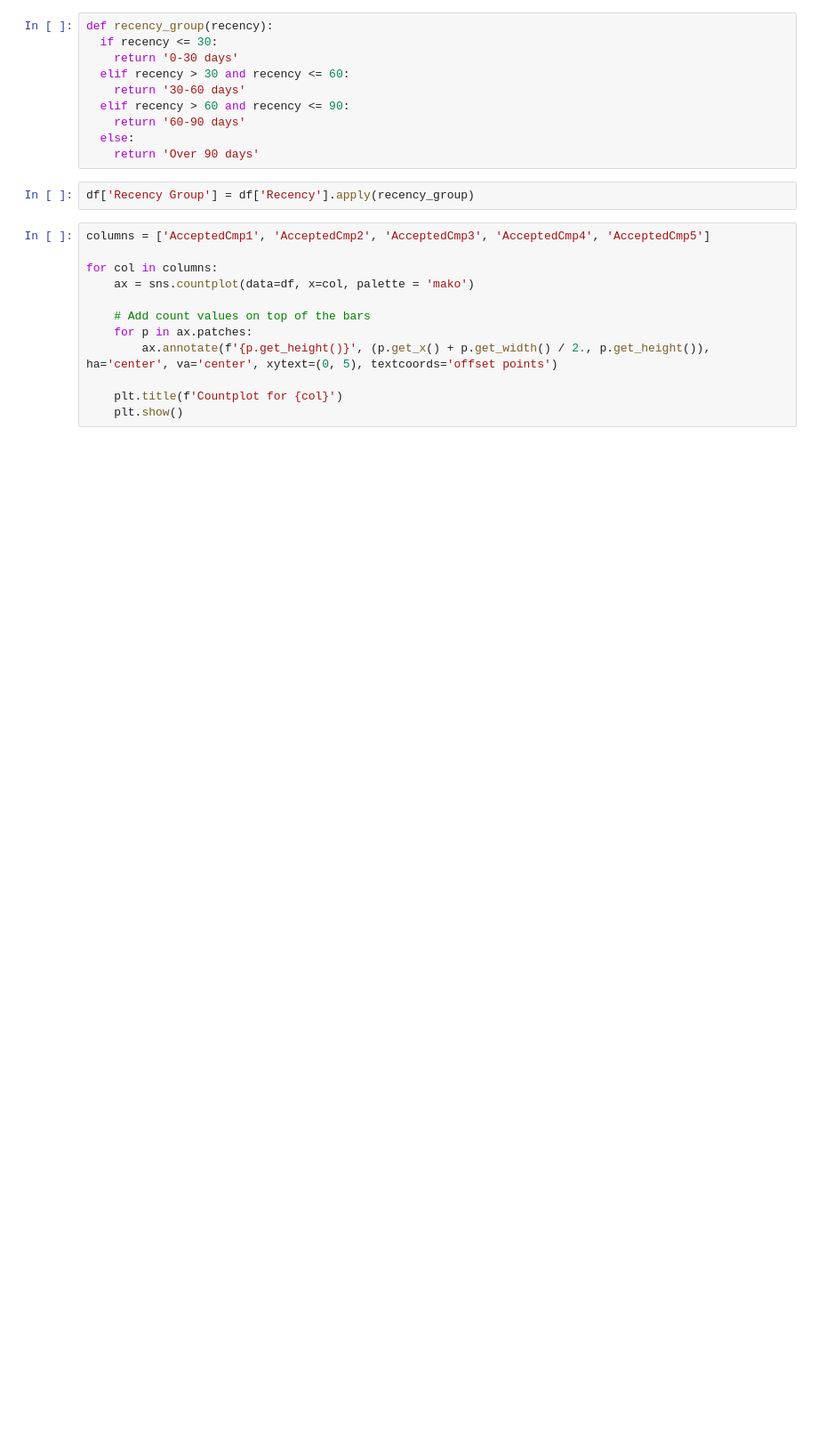
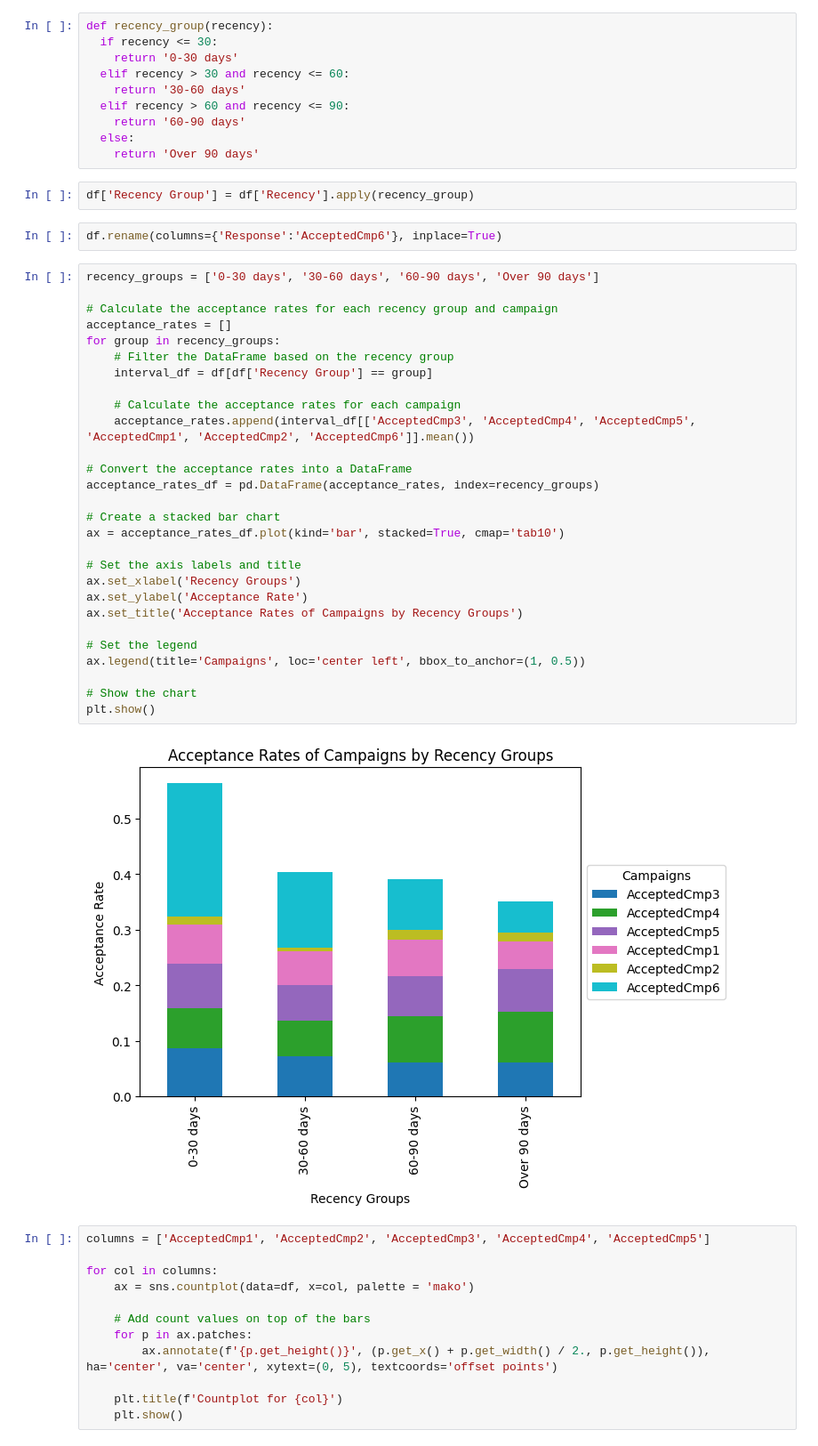
Before and after one commit to krisibraynova01/Thesis_TechnicalUnifersityofSofia, a Jupyter notebook: Graduation_thesis.ipynb, the cells around one changed output. Shown at 89% size. Drawn from its saved outputs; the diff is of its cells as text; blank space fills up the shorter version.

```diff
--- a/Graduation_thesis.ipynb
+++ b/Graduation_thesis.ipynb
@@ -486,6 +488,38 @@ def recency_group(recency):
     return 'Over 90 days'
 # %%
 df['Recency Group'] = df['Recency'].apply(recency_group)
+# %%
+df.rename(columns={'Response':'AcceptedCmp6'}, inplace=True)
+# %%
+recency_groups = ['0-30 days', '30-60 days', '60-90 days', 'Over 90 days']
+
+# Calculate the acceptance rates for each recency group and campaign
+acceptance_rates = []
+for group in recency_groups:
+    # Filter the DataFrame based on the recency group
+    interval_df = df[df['Recency Group'] == group]
+
+    # Calculate the acceptance rates for each campaign
+    acceptance_rates.append(interval_df[['AcceptedCmp3', 'AcceptedCmp4', 'AcceptedCmp5', 'AcceptedCmp1', 'AcceptedCmp2', 'AcceptedCmp6']].mean())
+
+# Convert the acceptance rates into a DataFrame
+acceptance_rates_df = pd.DataFrame(acceptance_rates, index=recency_groups)
+
+# Create a stacked bar chart
+ax = acceptance_rates_df.plot(kind='bar', stacked=True, cmap='tab10')
+
+# Set the axis labels and title
+ax.set_xlabel('Recency Groups')
+ax.set_ylabel('Acceptance Rate')
+ax.set_title('Acceptance Rates of Campaigns by Recency Groups')
+
+# Set the legend
+ax.legend(title='Campaigns', loc='center left', bbox_to_anchor=(1, 0.5))
+
+# Show the chart
+plt.show()
+# %% [output]
+[figure, added]
 # %%
 columns = ['AcceptedCmp1', 'AcceptedCmp2', 'AcceptedCmp3', 'AcceptedCmp4', 'AcceptedCmp5']
 
```
Also changed, not shown: parts of 32 cells of this notebook.
